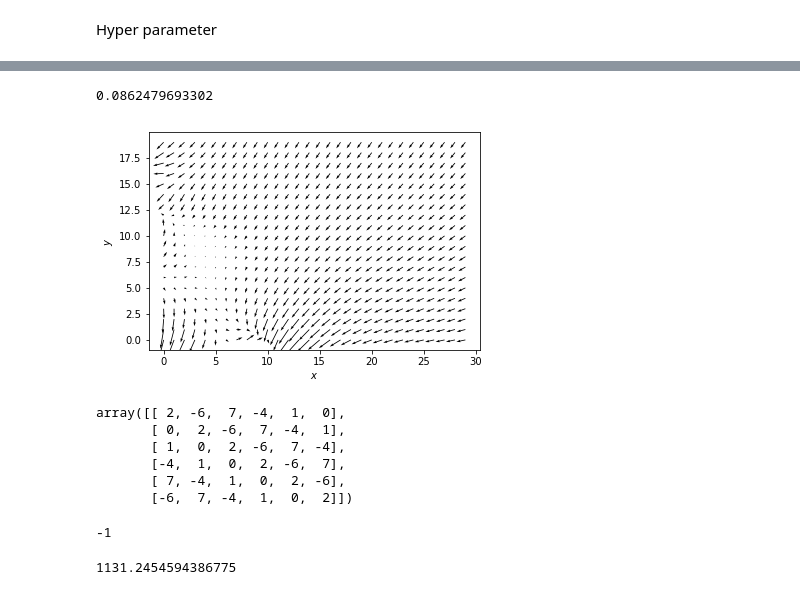
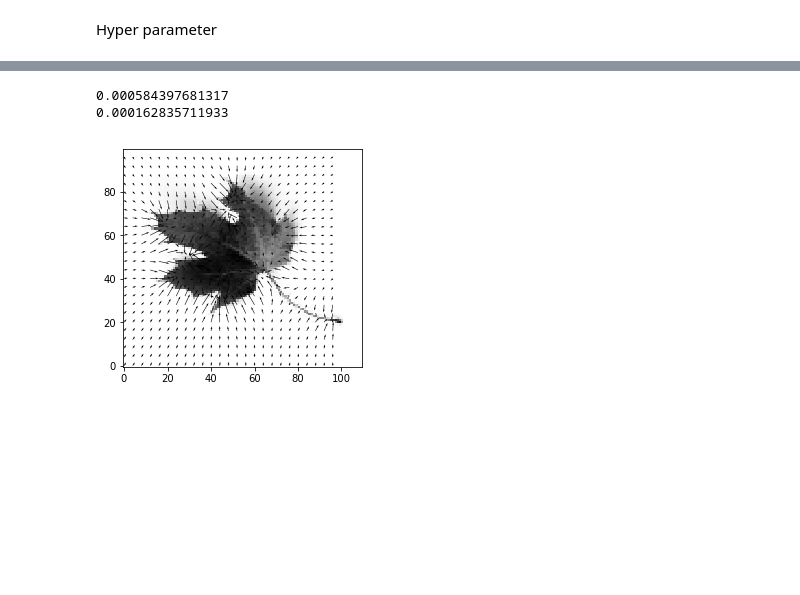
Before and after one commit to luzengxiang/B_spline-Snake, a Jupyter notebook: Untitled.ipynb, the cells around one changed output, grey strips where cells are left out. Drawn from its saved outputs; the diff is of its cells as text; code cells hidden in the pictures; blank space fills up the shorter version.

```diff
--- a/Untitled.ipynb
+++ b/Untitled.ipynb
@@ -53,8 +63,8 @@ savefig('visualization_vector_fields_1.png')
 # %%
 U = sobelx
 V = sobely
-
-r = GVF_inertia*GVF_dt/(GVF_dx*GVF_dy)
+iteration_threshold = 0.0001
+r = GVF_mu*GVF_dt/(GVF_dx*GVF_dy)
 
 U_1 = U
 V_1 = V
@@ -66,12 +76,12 @@ while(flag):
     U_2 = (1-gradient_magnitude2*GVF_dt)*U_1+r*U_Laplacian+gradient_magnitude2*sobelx*GVF_dt
 
     V_Laplacian = cv2.Laplacian(V_1,cv2.CV_64F)
-    V_2 = (1-gradient_magnitude2*GVF_dt)*V_2+r*V_Laplacian+gradient_magnitude2*sobely*GVF_dt
+    V_2 = (1-gradient_magnitude2*GVF_dt)*V_1+r*V_Laplacian+gradient_magnitude2*sobely*GVF_dt
 
     Criterion = ((V_2-V_1)**2 + (U_2-U_1)**2)/ (V_1**2+V_2**2 + 1e-10)
     Criterion = Criterion.max()
 
-    flag = (Criterion > iteration_threshold**2)
+    flag = (sqrt(Criterion) > iteration_threshold)
     if time.time()>start_time + 10:
         start_time = time.time()
         sys.stdout.write(str(sqrt(Criterion))+"\n")
@@ -79,18 +89,22 @@ while(flag):
     U_1 = U_2
     V_1 = V_2
 # %% [output]
-0.0862479693302
+0.000584397681317
+0.000162835711933
-# %%
-close('all')
-figure()
-quiver(U_1[50:70,70:120],V_1[50:70,70:120])
-xlabel('$x$')
-ylabel('$y$')
-axis('image')
-show()
-savefig('visualization_vector_fields_1.png')
-# %% [output]
-[figure, removed]
+# %%
+
+import numpy as np
+
+skip = (slice(None,None,4),slice(None,None,4))
+X, Y = np.meshgrid(range(0,100), range(0,100))
+X_f = U_1[X,Y]
+Y_f = V_1[X,Y]
+plot.quiver(X[skip],Y[skip],X_f[skip],Y_f[skip],)
+plot.imshow(image_resized.transpose(),origin='low',cmap='gray')
+
+plot.show()
+# %% [output]
+[figure, added]
 # %%
 import numpy as np
 D = np.asarray([[-1,1,0,0,0,0],[0,-1,1,0,0,0],[0,0,-1,1,0,0],[0,0,0,-1,1,0],[0,0,0,0,-1,1],[1,0,0,0,0,-1]])
@@ -99,18 +110,0 @@ K = D.dot(D)+D.dot(D).dot(D).dot(D)
-# %%
-K
-# %% [output]
-array([[ 2, -6,  7, -4,  1,  0],
-       [ 0,  2, -6,  7, -4,  1],
-       [ 1,  0,  2, -6,  7, -4],
-       [-4,  1,  0,  2, -6,  7],
-       [ 7, -4,  1,  0,  2, -6],
-       [-6,  7, -4,  1,  0,  2]])
-# %%
-cv2.imshow("image",image_resized)
-cv2.waitKey(0)
-# %% [output]
--1
-# %%
-gradient_magnitude.max()
-# %% [output]
-1131.2454594386775
```
Also changed, not shown: parts of 37 cells of this notebook, 15 other files.
